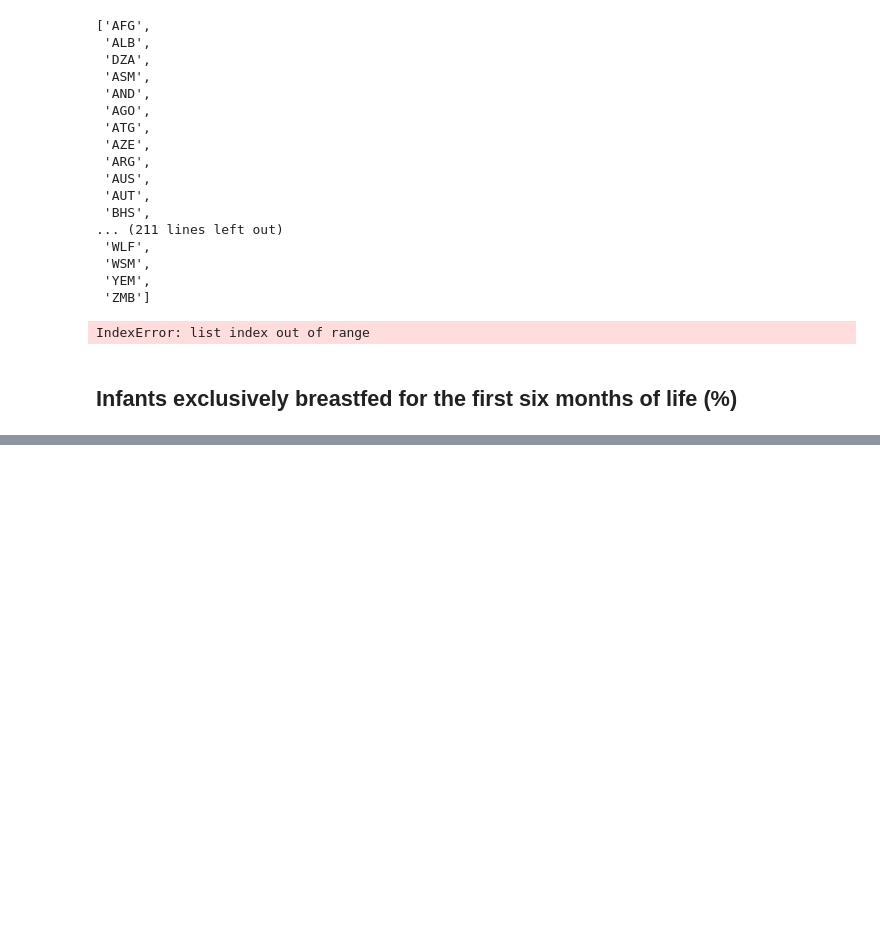
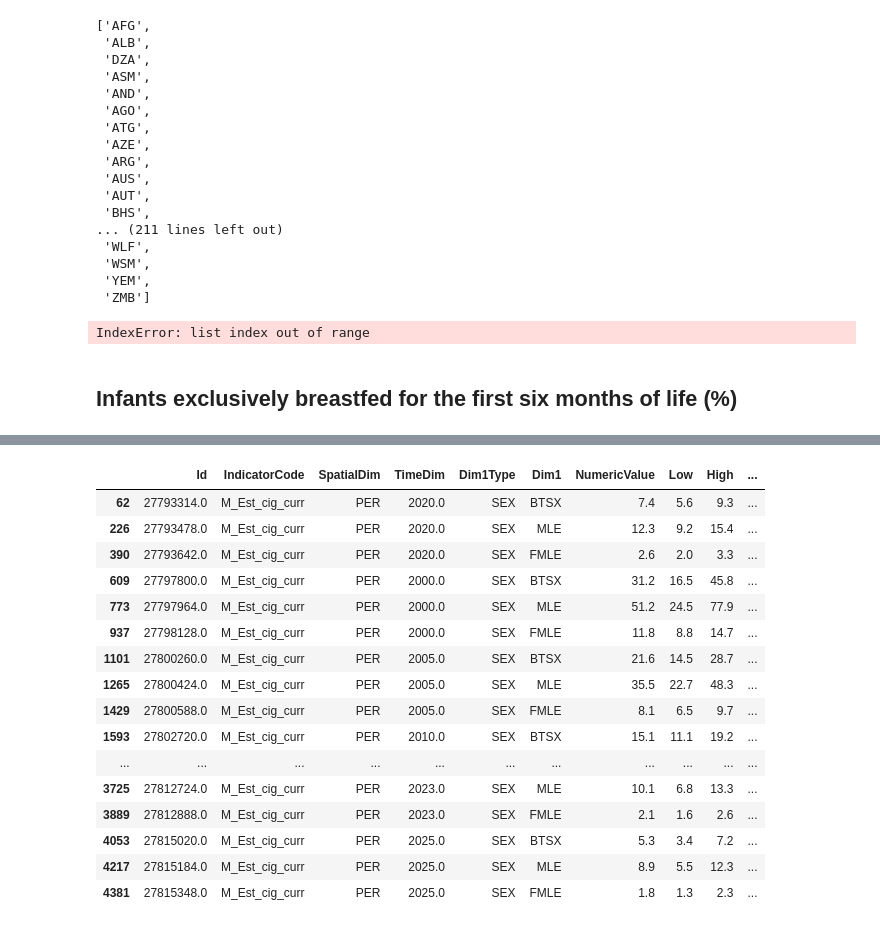
Before and after one commit to jorgeav527/life-expectancy, a Jupyter notebook: draft/API_UNPD_2.ipynb, the cells around one changed output, grey strips where cells are left out. Saved outputs shown, nothing was run; the diff lists cells and outputs as text; code cells hidden in the pictures; blank space fills up the shorter version.

```diff
--- a/draft/API_UNPD_2.ipynb
+++ b/draft/API_UNPD_2.ipynb
@@ -669,0 +701,35 @@ df[df["SpatialDim"] == "PER"]
+# %%
+porcentaje_cigarros = alcohol[
+    [
+        "Id",
+        "IndicatorCode",
+        "SpatialDim",
+        "TimeDim",
+        "Dim1Type",
+        "Dim1",
+        "NumericValue",
+        "Low",
+        "High",
+        "Comments",
+    ]
+]
+# %%
+porcentaje_cigarros[porcentaje_cigarros["SpatialDim"] == "PER"]
+# %% [output]
+|  | Id | IndicatorCode | SpatialDim | TimeDim | Dim1Type | Dim1 | NumericValue | Low | High | ... |
+| 62 | 27793314.0 | M_Est_cig_curr | PER | 2020.0 | SEX | BTSX | 7.4 | 5.6 | 9.3 | ... |
+| 226 | 27793478.0 | M_Est_cig_curr | PER | 2020.0 | SEX | MLE | 12.3 | 9.2 | 15.4 | ... |
+| 390 | 27793642.0 | M_Est_cig_curr | PER | 2020.0 | SEX | FMLE | 2.6 | 2.0 | 3.3 | ... |
+| 609 | 27797800.0 | M_Est_cig_curr | PER | 2000.0 | SEX | BTSX | 31.2 | 16.5 | 45.8 | ... |
+| 773 | 27797964.0 | M_Est_cig_curr | PER | 2000.0 | SEX | MLE | 51.2 | 24.5 | 77.9 | ... |
+| 937 | 27798128.0 | M_Est_cig_curr | PER | 2000.0 | SEX | FMLE | 11.8 | 8.8 | 14.7 | ... |
+| 1101 | 27800260.0 | M_Est_cig_curr | PER | 2005.0 | SEX | BTSX | 21.6 | 14.5 | 28.7 | ... |
+| 1265 | 27800424.0 | M_Est_cig_curr | PER | 2005.0 | SEX | MLE | 35.5 | 22.7 | 48.3 | ... |
+| 1429 | 27800588.0 | M_Est_cig_curr | PER | 2005.0 | SEX | FMLE | 8.1 | 6.5 | 9.7 | ... |
+| 1593 | 27802720.0 | M_Est_cig_curr | PER | 2010.0 | SEX | BTSX | 15.1 | 11.1 | 19.2 | ... |
+| ... | ... | ... | ... | ... | ... | ... | ... | ... | ... | ... |
+| 3725 | 27812724.0 | M_Est_cig_curr | PER | 2023.0 | SEX | MLE | 10.1 | 6.8 | 13.3 | ... |
+| 3889 | 27812888.0 | M_Est_cig_curr | PER | 2023.0 | SEX | FMLE | 2.1 | 1.6 | 2.6 | ... |
+| 4053 | 27815020.0 | M_Est_cig_curr | PER | 2025.0 | SEX | BTSX | 5.3 | 3.4 | 7.2 | ... |
+| 4217 | 27815184.0 | M_Est_cig_curr | PER | 2025.0 | SEX | MLE | 8.9 | 5.5 | 12.3 | ... |
+| 4381 | 27815348.0 | M_Est_cig_curr | PER | 2025.0 | SEX | FMLE | 1.8 | 1.3 | 2.3 | ... |
```
Also changed, not shown: parts of 30 cells of this notebook, 9 other files.
